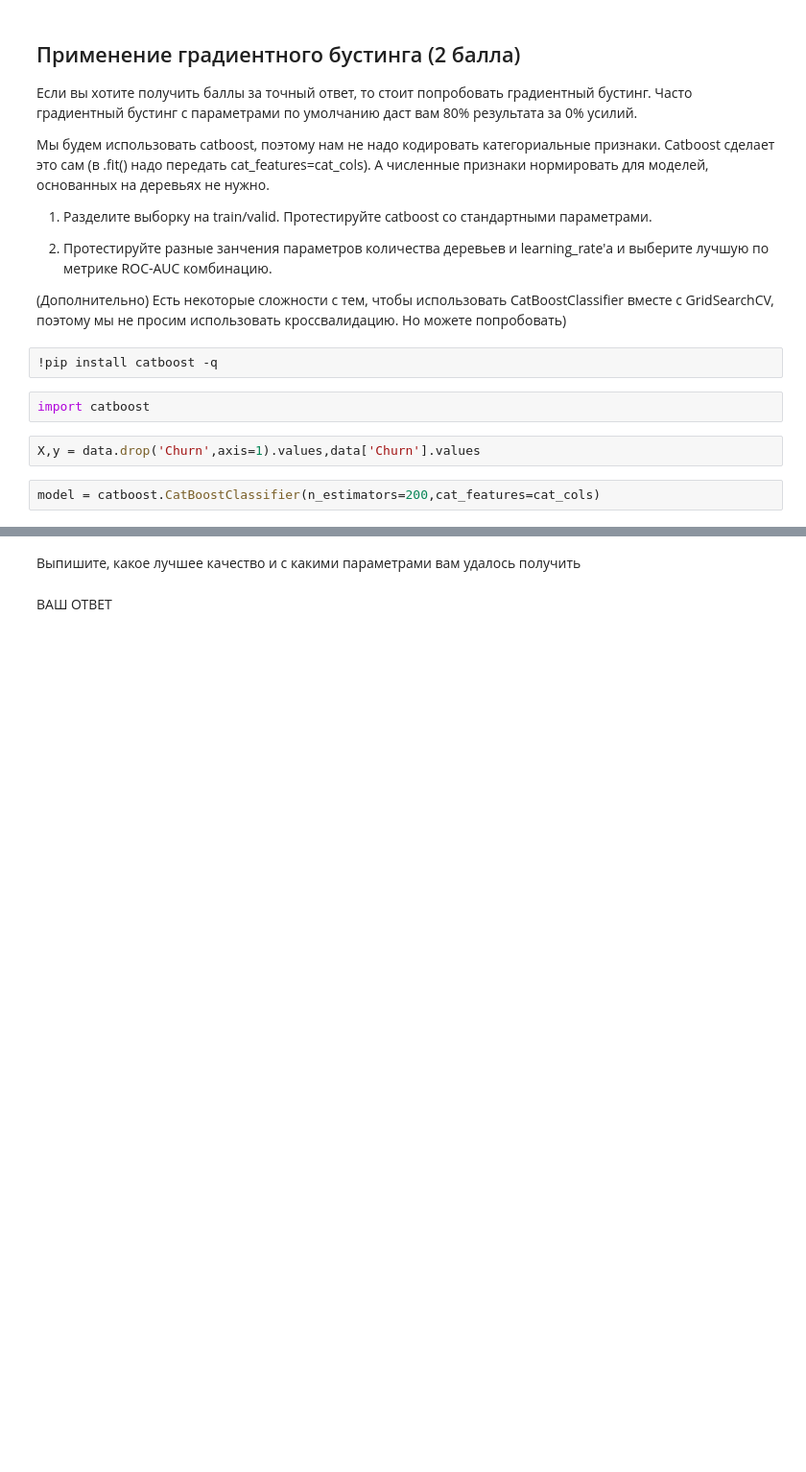
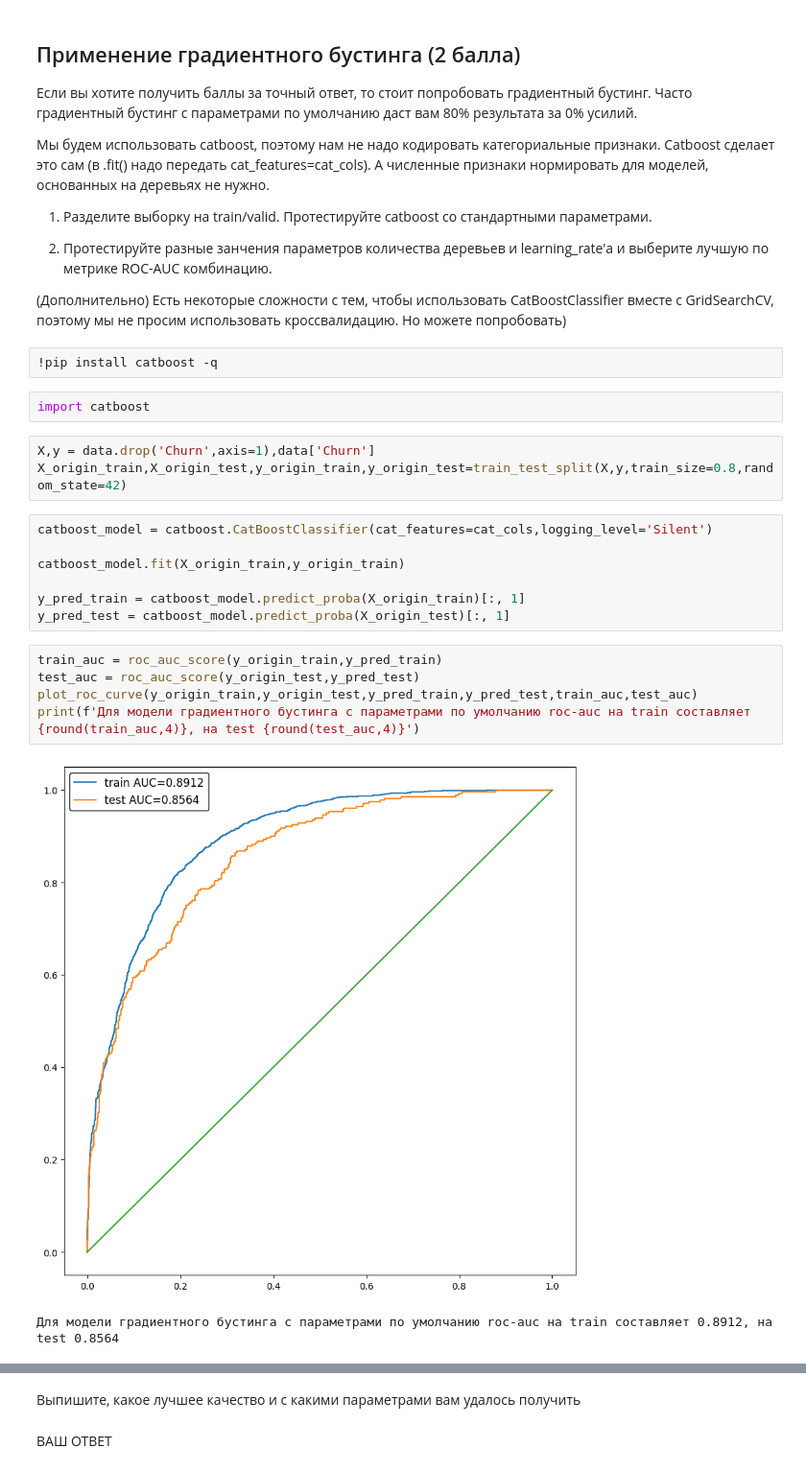
Before and after one commit to kovzanok/ml, a Jupyter notebook: week_03_composition_model_selection/Homework/hw_3_kaggle.ipynb, the cells around one changed output, grey strips where cells are left out. Shown at 96% size. Saved outputs shown, nothing was run; the diff lists cells and outputs as text; blank space fills up the shorter version.

```diff
--- a/week_03_composition_model_selection/Homework/hw_3_kaggle.ipynb
+++ b/week_03_composition_model_selection/Homework/hw_3_kaggle.ipynb
@@ -384,6 +418,20 @@ coef_dict
 # %%
 import catboost
 # %%
-X,y = data.drop('Churn',axis=1).values,data['Churn'].values
+X,y = data.drop('Churn',axis=1),data['Churn']
+X_origin_train,X_origin_test,y_origin_train,y_origin_test=train_test_split(X,y,train_size=0.8,random_state=42)
-# %%
-model = catboost.CatBoostClassifier(n_estimators=200,cat_features=cat_cols)
+# %%
+catboost_model = catboost.CatBoostClassifier(cat_features=cat_cols,logging_level='Silent')
+
+catboost_model.fit(X_origin_train,y_origin_train)
+
+y_pred_train = catboost_model.predict_proba(X_origin_train)[:, 1]
+y_pred_test = catboost_model.predict_proba(X_origin_test)[:, 1]
+# %%
+train_auc = roc_auc_score(y_origin_train,y_pred_train)
+test_auc = roc_auc_score(y_origin_test,y_pred_test)
+plot_roc_curve(y_origin_train,y_origin_test,y_pred_train,y_pred_test,train_auc,test_auc)
+print(f'Для модели градиентного бустинга с параметрами по умолчанию roc-auc на train составляет {round(train_auc,4)}, на test {round(test_auc,4)}')
+# %% [output]
+[figure, added]
+Для модели градиентного бустинга с параметрами по умолчанию roc-auc на train составляет 0.8912, на test 0.8564
```
Also changed, not shown: parts of 15 cells of this notebook.
